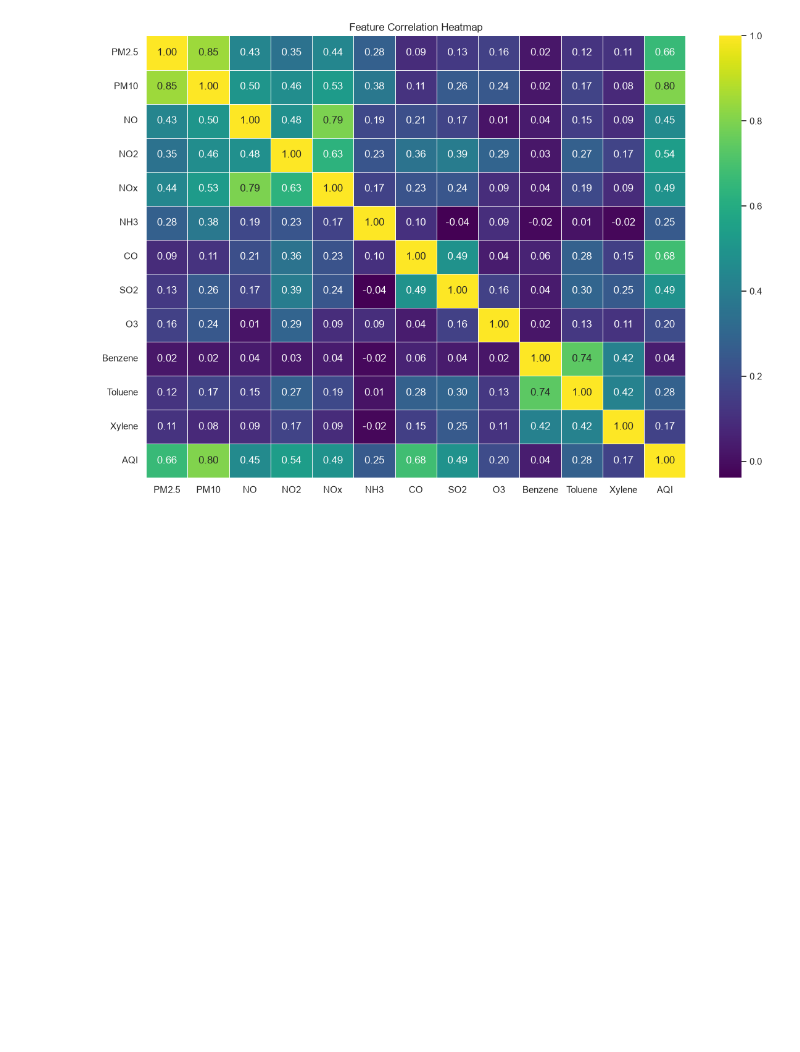
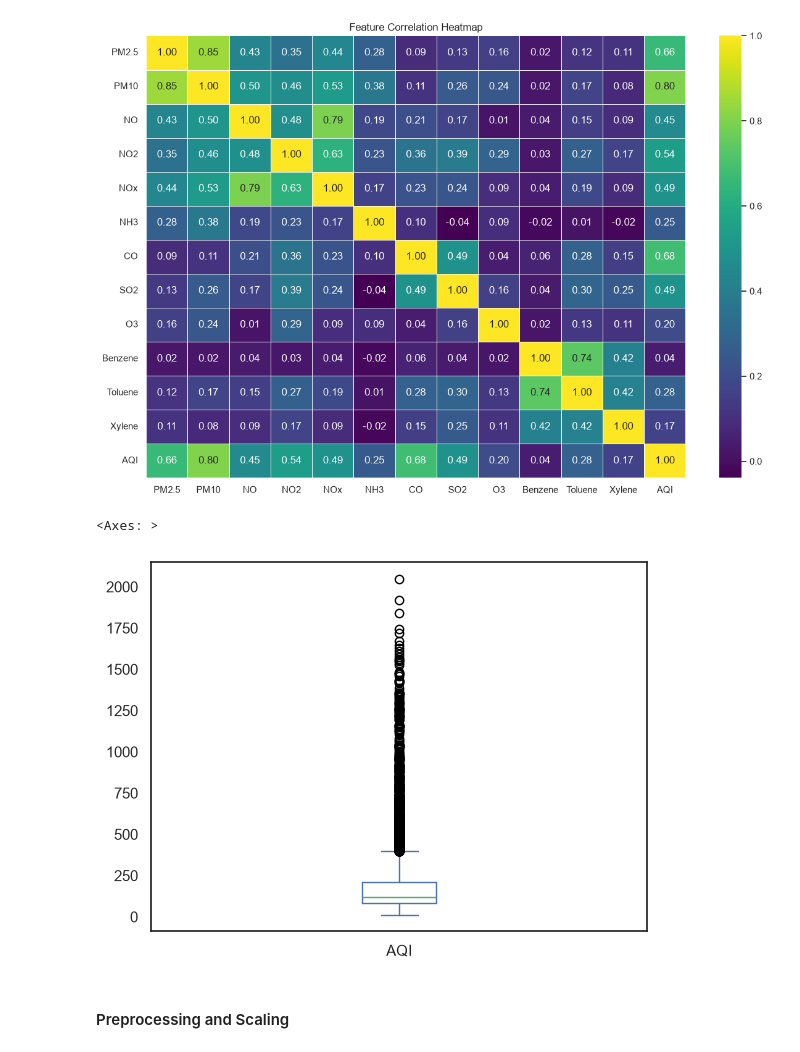
Before and after one commit to dilliram-code/mbust, a Jupyter notebook: Machine Learning Final project/python_final_project.ipynb, the cells around one changed output. Cells and saved outputs as stored; diff of their text form; code cells hidden in the pictures; blank space fills up the shorter version.

```diff
--- a/Machine Learning Final project/python_final_project.ipynb
+++ b/Machine Learning Final project/python_final_project.ipynb
@@ -95,3 +95,10 @@ plt.tight_layout()
 plt.show()
 # %% [output]
 [figure]
+# %%
+df['AQI'].plot(kind='box')
+# %% [output]
+<Axes: >
+[figure, added]
+# %% [markdown]
+#### Preprocessing and Scaling
```
Also changed, not shown: parts of 2 cells of this notebook, 31 other files.
